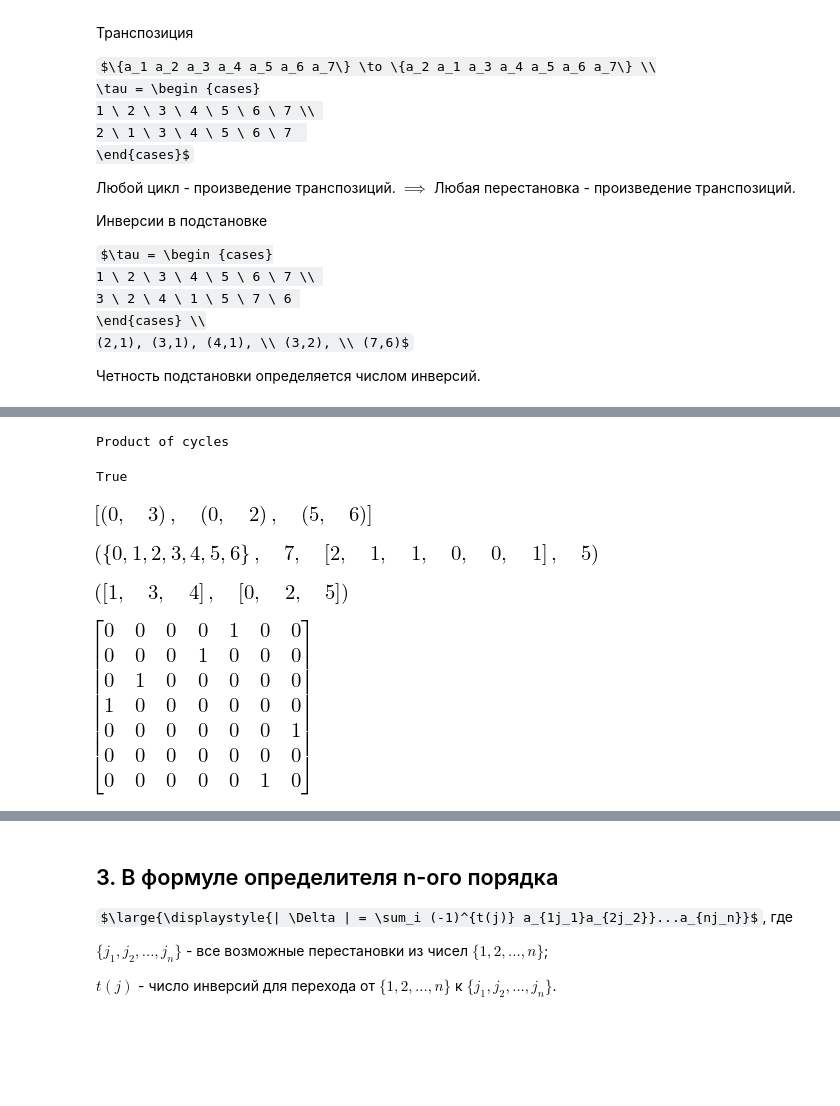
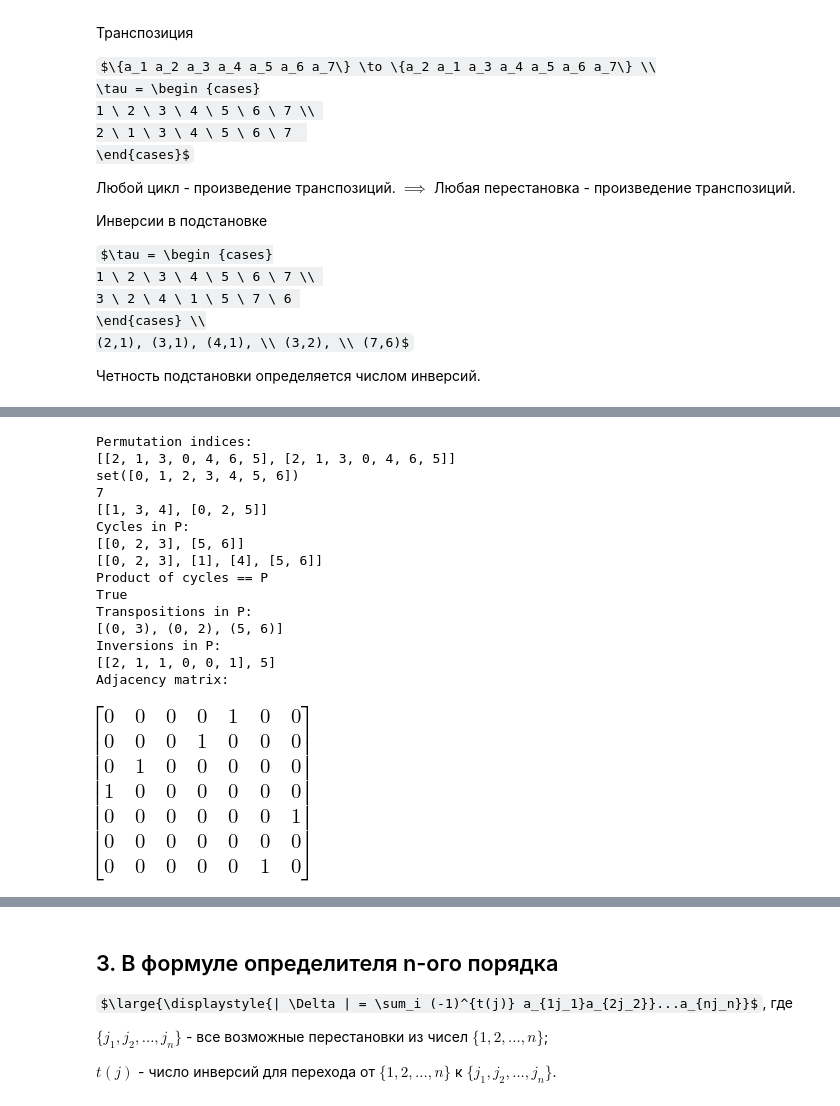
Before and after one commit to OlgaBelitskaya/linear_algebra_practice, a Jupyter notebook: work1_0.ipynb, the cells around one changed output, grey strips where cells are left out. Drawn from its saved outputs; the diff is of its cells as text; code cells hidden in the pictures; some formulas as TeX source; blank space fills up the shorter version.

```diff
--- a/work1_0.ipynb
+++ b/work1_0.ipynb
@@ -383,8 +366,14 @@ $\tau = \begin {cases}
 Четность подстановки определяется числом инверсий.
 # %%
 # sage
-P = [3,2,4,1,5,7,6]
-print('Cycles in P: ', Permutation(P).to_cycles())
-print('Product of cycles: ', Permutation([3,2,4,1,5,6,7]) * Permutation([1,2,3,4,5,7,6]))
-Permutation([3,2,4,1,5,6,7]) * Permutation([1,2,3,4,5,7,6]) == P
+X=[3,2,4,1,5,7,6]; P=Permutation(X)
+X1,X2=[3,2,4,1,5,6,7],[1,2,3,4,5,7,6]
+ST=['Cycles in P: ',P.to_cycles(),
+    'Product of P cycles: ',
+    Permutation(X1)*Permutation(X2),
+    'Inversions in P: ',P.inversions(),
+    'Even? ',[P.number_of_inversions(),
+              P.is_even()],
+    'P matrix: ',P.to_matrix()]
+for st in ST: print(st)
 # %% [output]
@@ -430,23 +396,38 @@ P.cyclic_form, P.full_cyclic_form
-# %%
-print('Product of cycles')
-permutations.Permutation([2,1,3,0,4,5,6]) * \
-permutations.Permutation([0,1,2,3,4,6,5]) == P
-# %% [output]
-Product of cycles
-True
-# %%
-P.transpositions()
-# %% [output]
-[figure, removed]
-# %%
-P.atoms(), P.size, P.inversion_vector(), P.inversions()
-# %% [output]
-[figure, removed]
-# %%
-P.ascents(), P.descents()
-# %% [output]
-[figure, removed]
-# %%
-P.get_adjacency_matrix()
-# %% [output]
-[figure, removed]
+# %%
+# sympy
+from sympy.combinatorics import permutations
+X=[3,2,4,1,5,7,6]
+X1,X2=[2,1,3,0,4,5,6],[0,1,2,3,4,6,5]
+P=permutations.Permutation([x-1 for x in X])
+ST=['Permutation indices: ',
+    [P.list(),P.array_form],P.atoms(),
+    P.size,[P.ascents(),P.descents()],
+    'Cycles in P: ',
+    P.cyclic_form,P.full_cyclic_form,
+    'Product of cycles == P',
+    permutations.Permutation(X1)*\
+    permutations.Permutation(X2)==P,
+    'Transpositions in P: ',
+    P.transpositions(),
+    'Inversions in P: ',
+    [P.inversion_vector(), P.inversions()],
+    'Adjacency matrix: ']
+for st in ST: print(st)
+P.get_adjacency_matrix()
+# %% [output]
+Permutation indices:
+[[2, 1, 3, 0, 4, 6, 5], [2, 1, 3, 0, 4, 6, 5]]
+set([0, 1, 2, 3, 4, 5, 6])
+7
+[[1, 3, 4], [0, 2, 5]]
+Cycles in P:
+[[0, 2, 3], [5, 6]]
+[[0, 2, 3], [1], [4], [5, 6]]
+Product of cycles == P
+True
+Transpositions in P:
+[(0, 3), (0, 2), (5, 6)]
+Inversions in P:
+[[2, 1, 1, 0, 0, 1], 5]
+Adjacency matrix:
+[figure, added]
```
Also changed, not shown: parts of 42 cells of this notebook.
